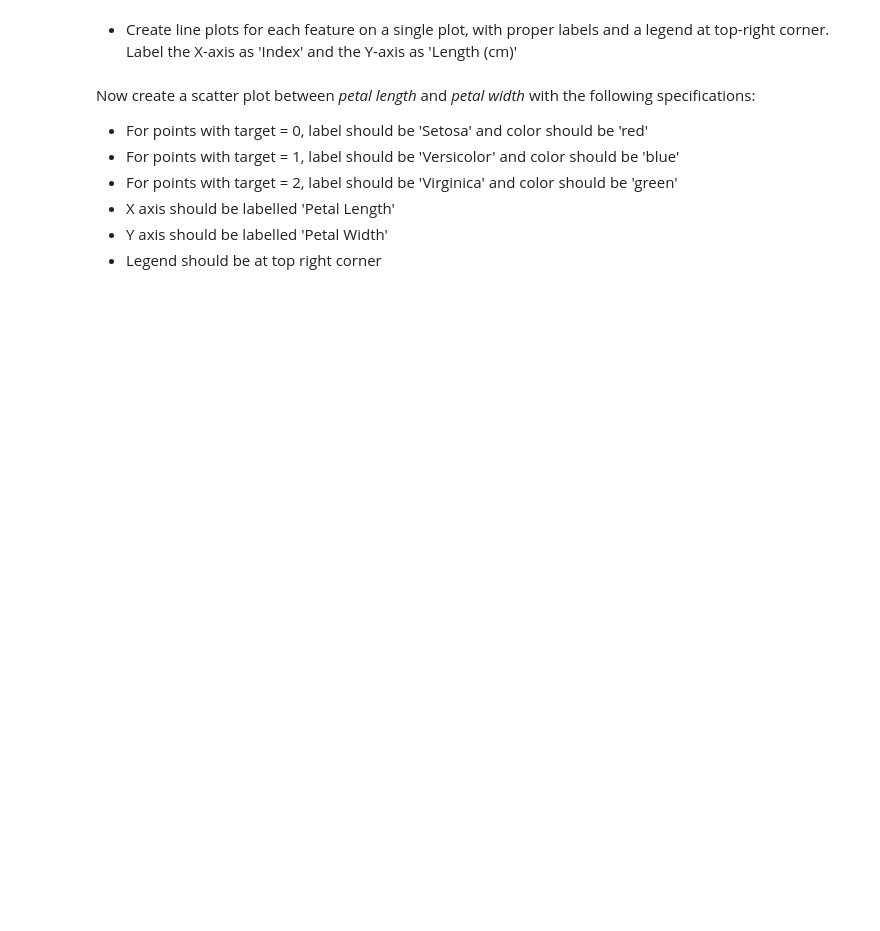
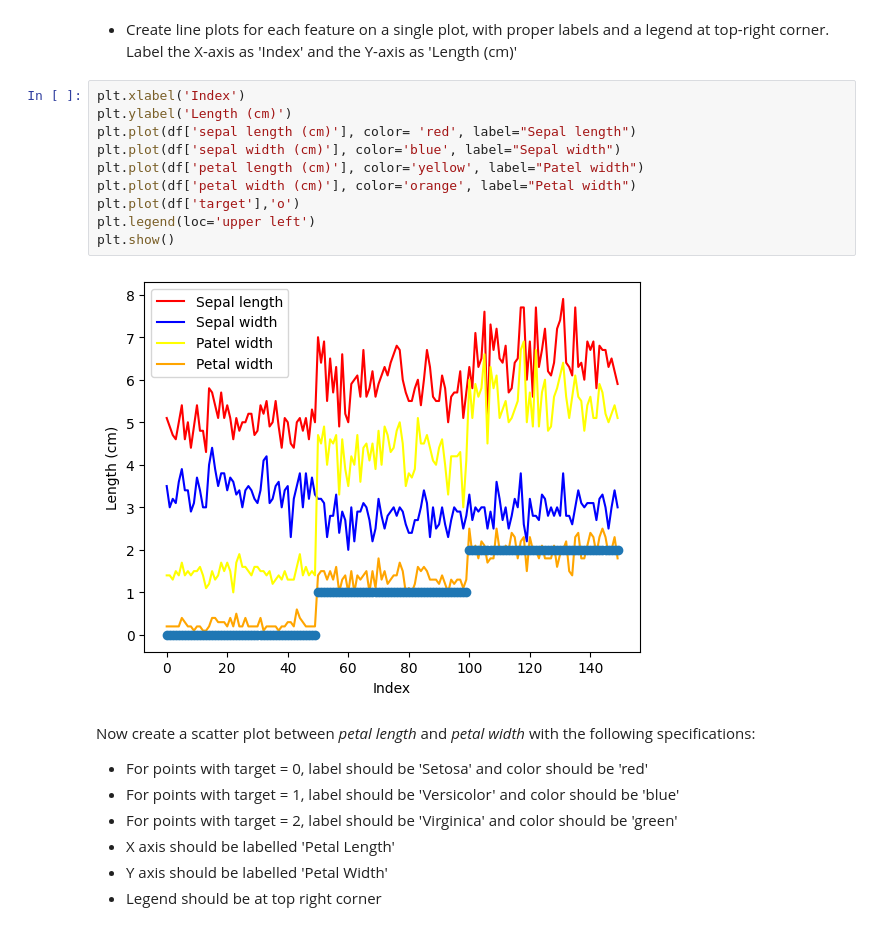
Before and after one commit to MrTOM69/RL-WiDS, a Jupyter notebook: week1/Pandas_and_Matplotlib.ipynb, the cells around one changed output. Drawn from its saved outputs; the diff is of its cells as text; blank space fills up the shorter version.

```diff
--- a/week1/Pandas_and_Matplotlib.ipynb
+++ b/week1/Pandas_and_Matplotlib.ipynb
@@ -41,5 +121,17 @@ Perform the following operations on the dataset:
 # %% [markdown]
 * Create line plots for each feature on a single plot, with proper labels and a legend at top-right corner. Label the X-axis as 'Index' and the Y-axis as 'Length (cm)'
+# %%
+plt.xlabel('Index')
+plt.ylabel('Length (cm)')
+plt.plot(df['sepal length (cm)'], color= 'red', label="Sepal length")
+plt.plot(df['sepal width (cm)'], color='blue', label="Sepal width")
+plt.plot(df['petal length (cm)'], color='yellow', label="Patel width")
+plt.plot(df['petal width (cm)'], color='orange', label="Petal width")
+plt.plot(df['target'],'o')
+plt.legend(loc='upper left')
+plt.show()
+# %% [output]
+[figure, added]
 # %% [markdown]
 Now create a scatter plot between *petal length* and *petal width* with the following specifications:
 - For points with target = 0, label should be 'Setosa' and color should be 'red'
```
Also changed, not shown: parts of 5 cells of this notebook.
